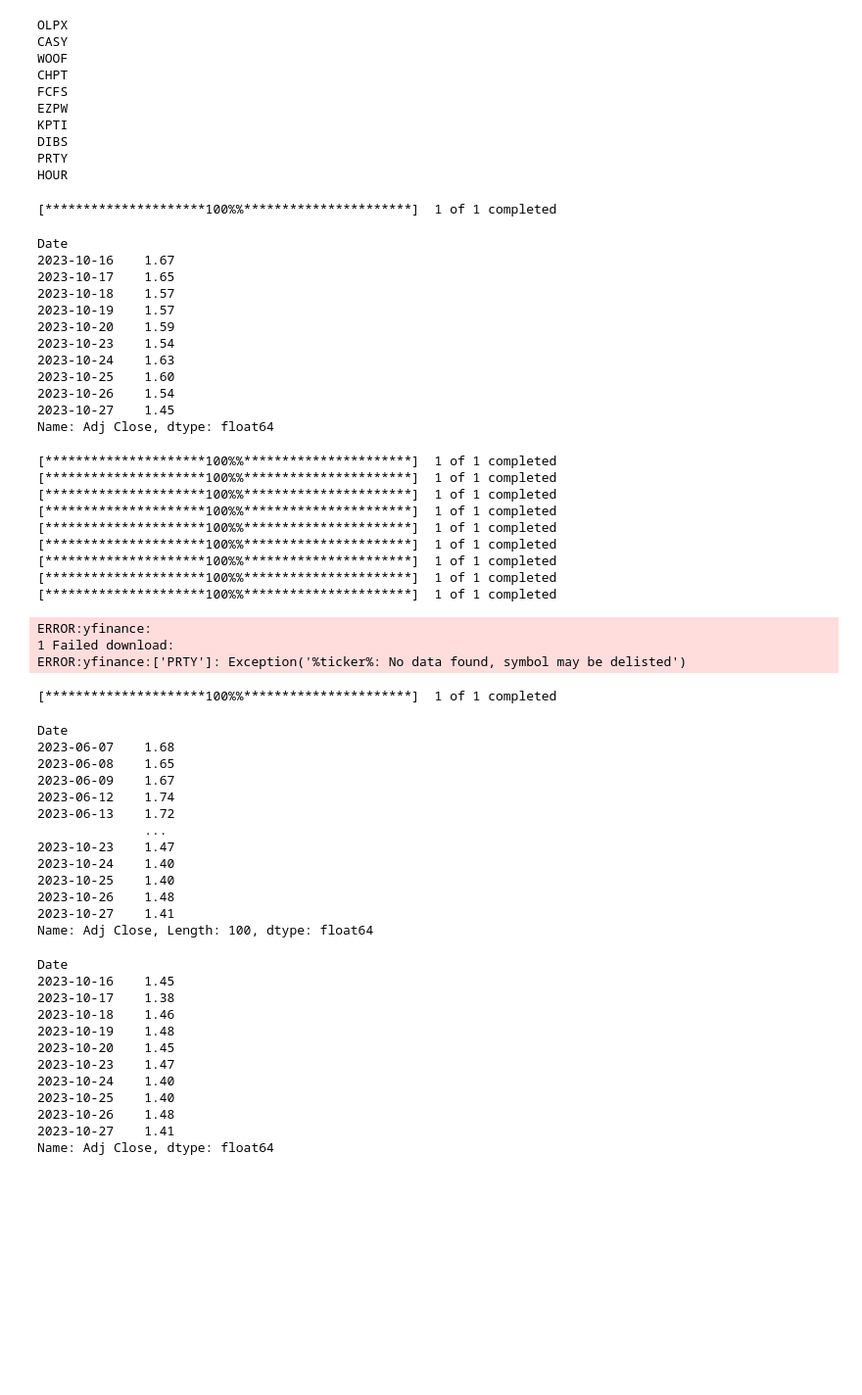
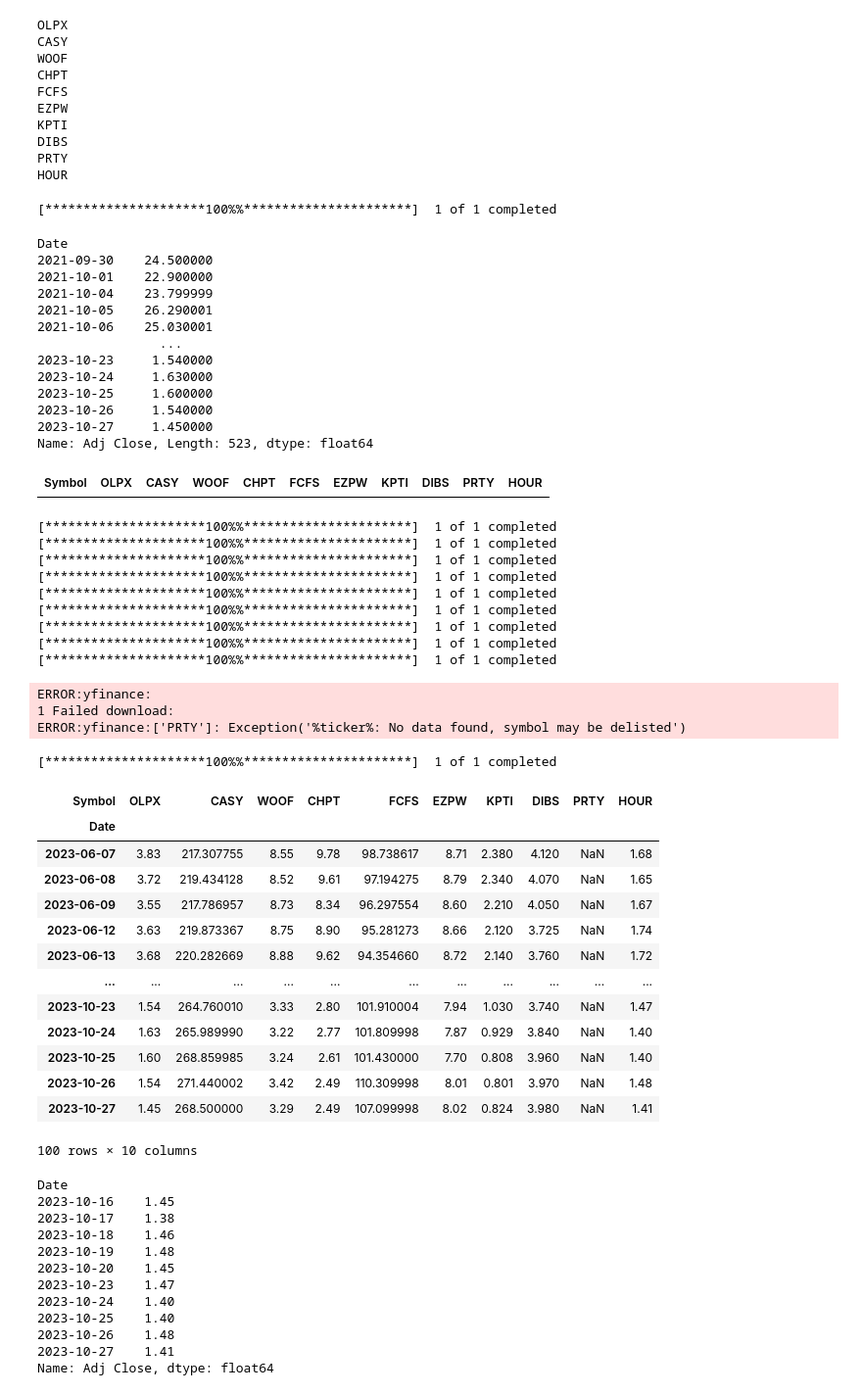
Before and after one commit to maximarbuzov/maxim, a Jupyter notebook: Untitled7.ipynb, the cells around one changed output. Shown at 98% size. Cells and saved outputs as stored; diff of their text form; code cells hidden in the pictures; blank space fills up the shorter version.

```diff
--- a/Untitled7.ipynb
+++ b/Untitled7.ipynb
@@ -401,54 +401,60 @@ DIBS
 PRTY
 HOUR
 # %%
-prices=yf.download(tickers='OLPX', period='10d',interval='1d',group_by='column')['Adj Close']
+prices=yf.download(tickers='OLPX', period='3650d',interval='1d',group_by='column')['Adj Close']
 prices
 # %% [output]
 [*********************100%%**********************]  1 of 1 completed
 Date
-2023-10-16    1.67
-2023-10-17    1.65
-2023-10-18    1.57
-2023-10-19    1.57
-2023-10-20    1.59
-2023-10-23    1.54
-2023-10-24    1.63
-2023-10-25    1.60
-2023-10-26    1.54
-2023-10-27    1.45
-Name: Adj Close, dtype: float64
+2021-09-30    24.500000
+2021-10-01    22.900000
+2021-10-04    23.799999
+2021-10-05    26.290001
+2021-10-06    25.030001
+                ...
+2023-10-23     1.540000
+2023-10-24     1.630000
+2023-10-25     1.600000
+2023-10-26     1.540000
+2023-10-27     1.450000
+Name: Adj Close, Length: 523, dtype: float64
+# %%
+prices=pd.DataFrame(columns=symbols)
+prices
+# %% [output]
+| Symbol | OLPX | CASY | WOOF | CHPT | FCFS | EZPW | KPTI | DIBS | PRTY | HOUR |
 # %%
-prices = []
 for i in symbols:
-  prices=yf.download(tickers=i, period='100d',interval='1d',group_by='column')['Adj Close']
+  prices[i]=yf.download(tickers=i, period='100d',interval='1d',group_by='column')['Adj Close']
 prices
 # %% [output]
 [*********************100%%**********************]  1 of 1 completed
 [*********************100%%**********************]  1 of 1 completed
 [*********************100%%**********************]  1 of 1 completed
 [*********************100%%**********************]  1 of 1 completed
 [*********************100%%**********************]  1 of 1 completed
 [*********************100%%**********************]  1 of 1 completed
 [*********************100%%**********************]  1 of 1 completed
 [*********************100%%**********************]  1 of 1 completed
 [*********************100%%**********************]  1 of 1 completed
 ERROR:yfinance:
 1 Failed download:
 ERROR:yfinance:['PRTY']: Exception('%ticker%: No data found, symbol may be delisted')
 [*********************100%%**********************]  1 of 1 completed
+| Symbol | OLPX | CASY | WOOF | CHPT | FCFS | EZPW | KPTI | DIBS | PRTY | HOUR |
+| Date |  |  |  |  |  |  |  |  |  |  |
+| 2023-06-07 | 3.83 | 217.307755 | 8.55 | 9.78 | 98.738617 | 8.71 | 2.380 | 4.120 | NaN | 1.68 |
+| 2023-06-08 | 3.72 | 219.434128 | 8.52 | 9.61 | 97.194275 | 8.79 | 2.340 | 4.070 | NaN | 1.65 |
+| 2023-06-09 | 3.55 | 217.786957 | 8.73 | 8.34 | 96.297554 | 8.60 | 2.210 | 4.050 | NaN | 1.67 |
+| 2023-06-12 | 3.63 | 219.873367 | 8.75 | 8.90 | 95.281273 | 8.66 | 2.120 | 3.725 | NaN | 1.74 |
+| 2023-06-13 | 3.68 | 220.282669 | 8.88 | 9.62 | 94.354660 | 8.72 | 2.140 | 3.760 | NaN | 1.72 |
+| ... | ... | ... | ... | ... | ... | ... | ... | ... | ... | ... |
+| 2023-10-23 | 1.54 | 264.760010 | 3.33 | 2.80 | 101.910004 | 7.94 | 1.030 | 3.740 | NaN | 1.47 |
+| 2023-10-24 | 1.63 | 265.989990 | 3.22 | 2.77 | 101.809998 | 7.87 | 0.929 | 3.840 | NaN | 1.40 |
+| 2023-10-25 | 1.60 | 268.859985 | 3.24 | 2.61 | 101.430000 | 7.70 | 0.808 | 3.960 | NaN | 1.40 |
+| 2023-10-26 | 1.54 | 271.440002 | 3.42 | 2.49 | 110.309998 | 8.01 | 0.801 | 3.970 | NaN | 1.48 |
+| 2023-10-27 | 1.45 | 268.500000 | 3.29 | 2.49 | 107.099998 | 8.02 | 0.824 | 3.980 | NaN | 1.41 |
-Date
-2023-06-07    1.68
-2023-06-08    1.65
-2023-06-09    1.67
-2023-06-12    1.74
-2023-06-13    1.72
-              ...
-2023-10-23    1.47
-2023-10-24    1.40
-2023-10-25    1.40
-2023-10-26    1.48
-2023-10-27    1.41
-Name: Adj Close, Length: 100, dtype: float64
+100 rows × 10 columns
 # %%
 prices
 # %% [output]
```
